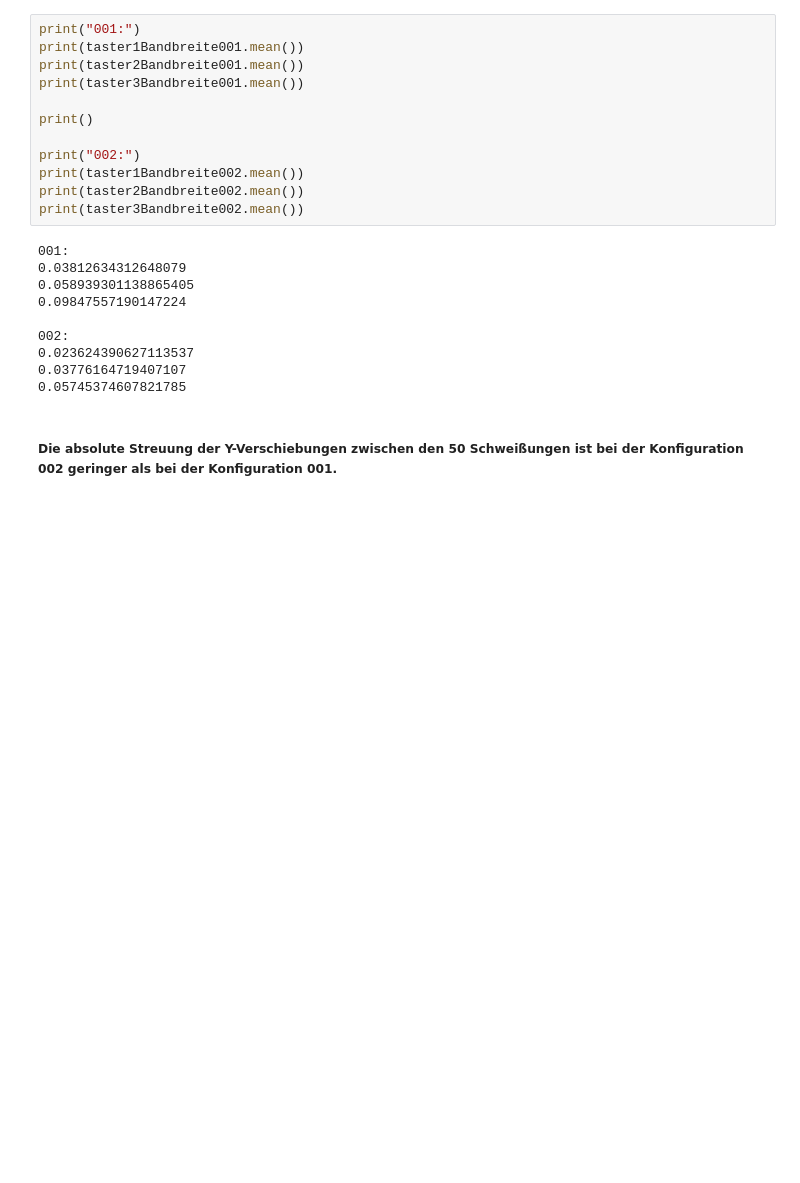
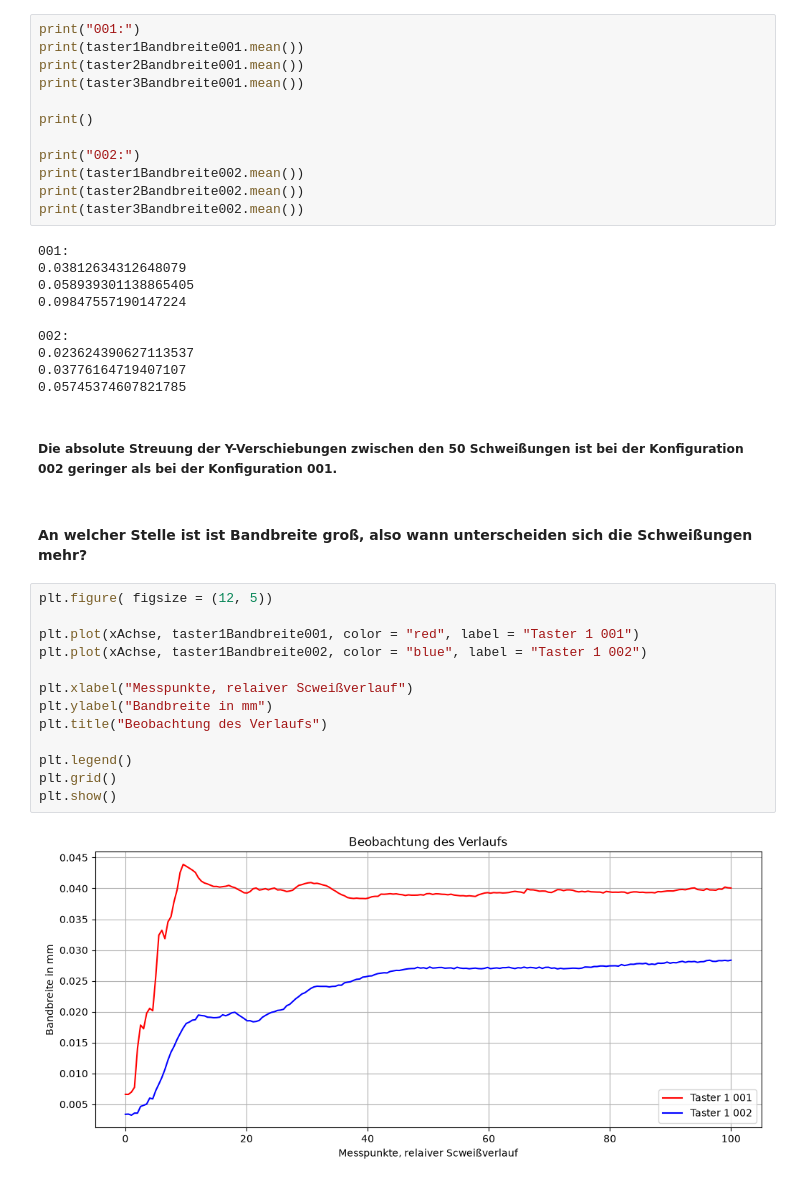
Before and after one commit to molnarkop04/industrial-ai-timeseries, a Jupyter notebook: projects/laser_welding_quality/notebooks/laserWelding.ipynb, the cells around one changed output. Cells and saved outputs as stored; diff of their text form; blank space fills up the shorter version.

```diff
--- a/projects/laser_welding_quality/notebooks/laserWelding.ipynb
+++ b/projects/laser_welding_quality/notebooks/laserWelding.ipynb
@@ -799,3 +799,20 @@ print(taster3Bandbreite002.mean())
 0.05745374607821785
 # %% [markdown]
 ##### Die absolute Streuung der Y-Verschiebungen zwischen den 50 Schweißungen ist bei der Konfiguration 002 geringer als bei der Konfiguration 001.
+# %% [markdown]
+#### An welcher Stelle ist ist Bandbreite groß, also wann unterscheiden sich die Schweißungen mehr?
+# %%
+plt.figure( figsize = (12, 5))
+
+plt.plot(xAchse, taster1Bandbreite001, color = "red", label = "Taster 1 001")
+plt.plot(xAchse, taster1Bandbreite002, color = "blue", label = "Taster 1 002")
+
+plt.xlabel("Messpunkte, relaiver Scweißverlauf")
+plt.ylabel("Bandbreite in mm")
+plt.title("Beobachtung des Verlaufs")
+
+plt.legend()
+plt.grid()
+plt.show()
+# %% [output]
+[figure, added]
```
Also changed, not shown: parts of 3 cells of this notebook.
